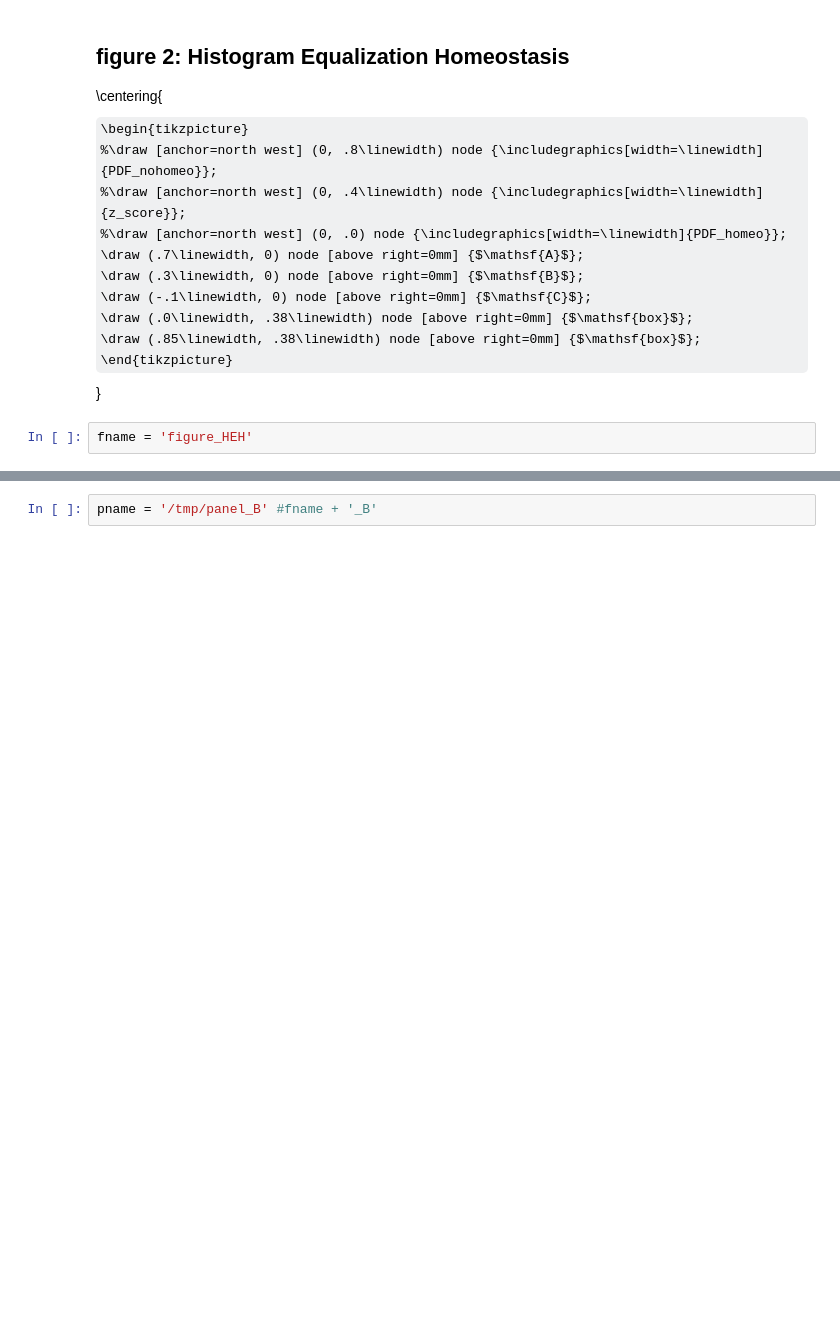
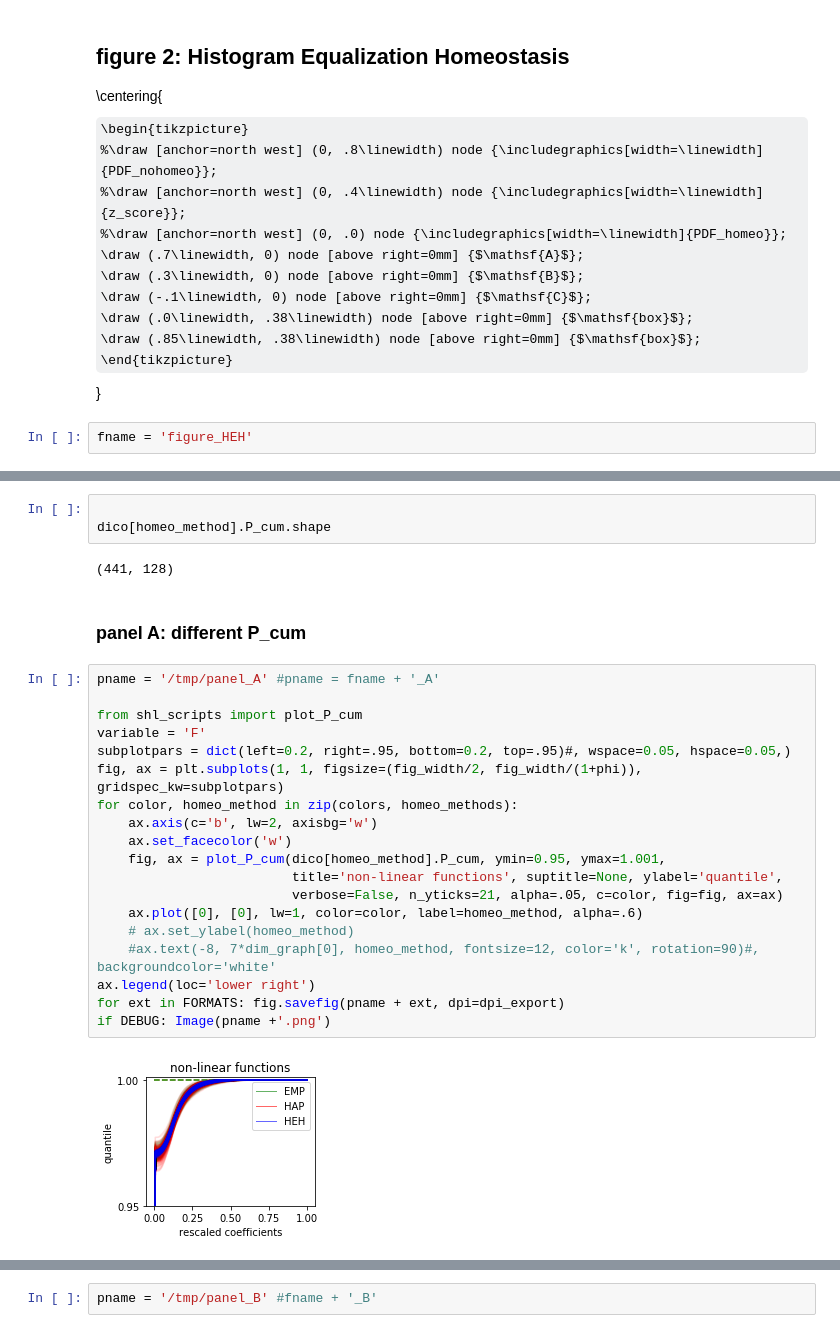
Before and after one commit to SpikeAI/HULK, a Jupyter notebook: Annex.ipynb, the cells around one changed output, grey strips where cells are left out. Saved outputs shown, nothing was run; the diff lists cells and outputs as text; some formulas as TeX source; blank space fills up the shorter version.

```diff
--- a/Annex.ipynb
+++ b/Annex.ipynb
@@ -288 +286,29 @@ for homeo_method in homeo_methods:
 [figure]
+# %%
+
+dico[homeo_method].P_cum.shape
+# %% [output]
+(441, 128)
+# %% [markdown]
+### panel A: different P_cum
+# %%
+pname = '/tmp/panel_A' #pname = fname + '_A'
+
+from shl_scripts import plot_P_cum
+variable = 'F'
+subplotpars = dict(left=0.2, right=.95, bottom=0.2, top=.95)#, wspace=0.05, hspace=0.05,)
+fig, ax = plt.subplots(1, 1, figsize=(fig_width/2, fig_width/(1+phi)), gridspec_kw=subplotpars)
+for color, homeo_method in zip(colors, homeo_methods):
+    ax.axis(c='b', lw=2, axisbg='w')
+    ax.set_facecolor('w')
+    fig, ax = plot_P_cum(dico[homeo_method].P_cum, ymin=0.95, ymax=1.001,
+                         title='non-linear functions', suptitle=None, ylabel='quantile',
+                         verbose=False, n_yticks=21, alpha=.05, c=color, fig=fig, ax=ax)
+    ax.plot([0], [0], lw=1, color=color, label=homeo_method, alpha=.6)
+    # ax.set_ylabel(homeo_method)
+    #ax.text(-8, 7*dim_graph[0], homeo_method, fontsize=12, color='k', rotation=90)#, backgroundcolor='white'
+ax.legend(loc='lower right')
+for ext in FORMATS: fig.savefig(pname + ext, dpi=dpi_export)
+if DEBUG: Image(pname +'.png')
+# %% [output]
+[figure, added]
```
Also changed, not shown: parts of 14 cells of this notebook, 3 other files.
